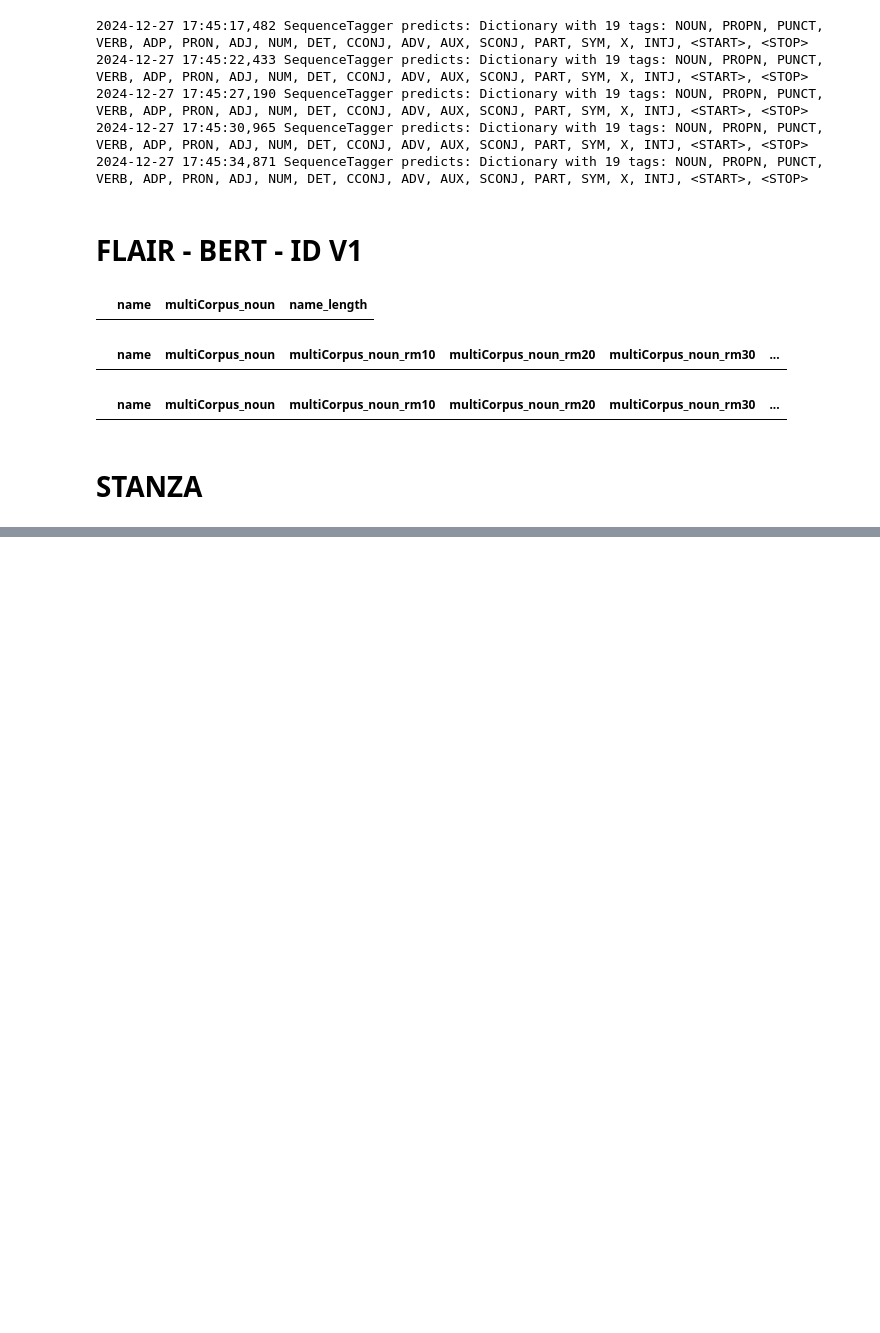
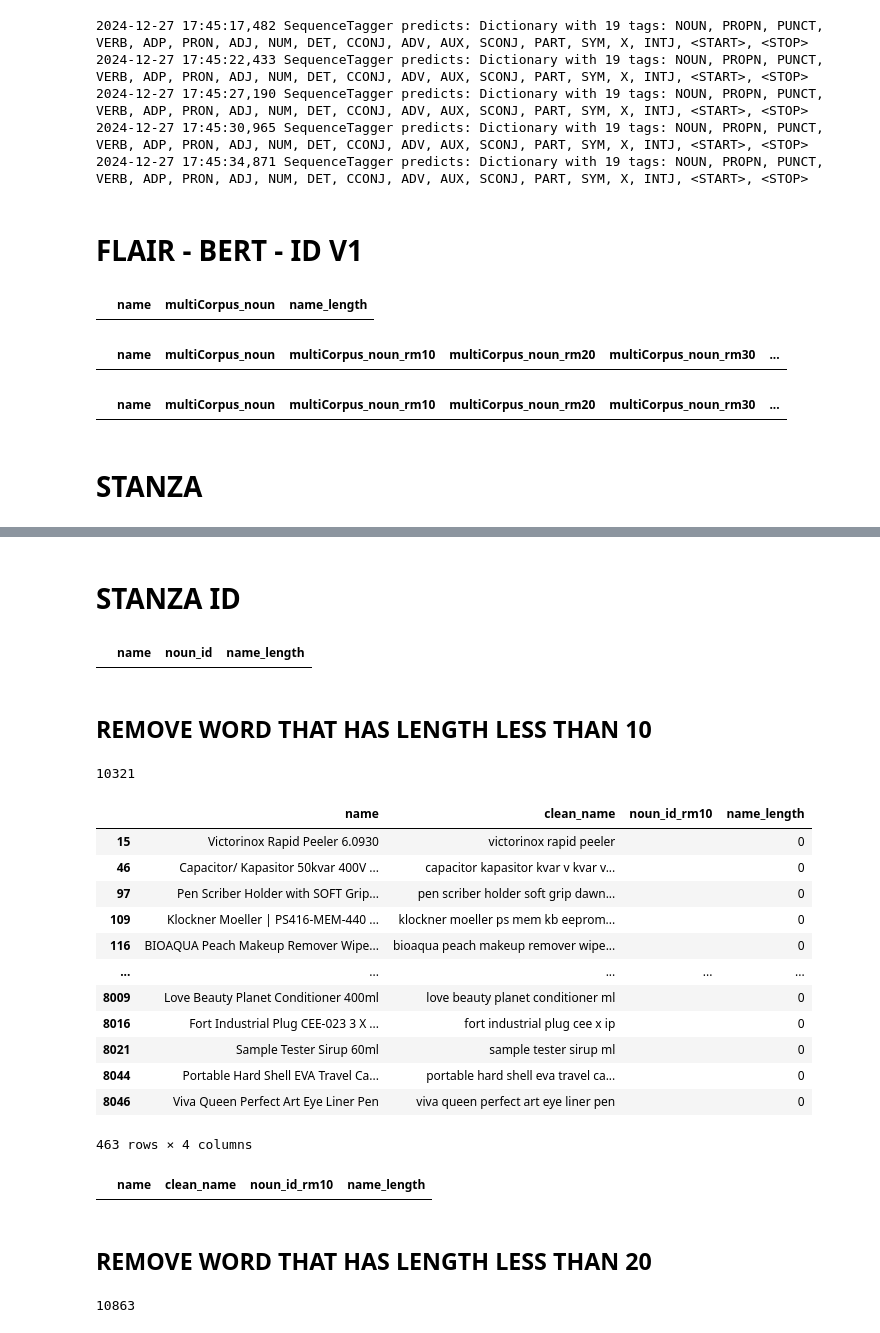
Before and after one commit to bwbayu/product_name_clustering, a Jupyter notebook: just_analysis.ipynb, the cells around one changed output, grey strips where cells are left out. Drawn from its saved outputs; the diff is of its cells as text; code cells hidden in the pictures; blank space fills up the shorter version.

Commit message:
feat/add more analysis using stanza and cluster for each experiment

```diff
--- a/just_analysis.ipynb
+++ b/just_analysis.ipynb
@@ -151,0 +253,67 @@ df_flair_bert_idv1.to_csv('data/clean/clean_dataset_posBERTV1-1.csv', index=Fals
+# %%
+def remove_specific_words(text, remove_word):
+    try:
+        if not text:
+            return ''
+        words = text.split()
+        filtered_words = [word for word in words if word.lower() not in remove_word]
+        return ' '.join(filtered_words)
+    except Exception as e:
+        print(f"Error processing text: {text}. Exception: {e}")
+        return ''
+# %%
+def check_empty_column(df, column_name):
+    try:
+        df['name_length'] = df[column_name].apply(lambda x: len(x.split()))
+        return df[df['name_length'] == 0][['name', 'clean_name', column_name, 'name_length']]
+    except Exception as e:
+        print(f"Error processing column: {column_name}. Exception: {e}")
+        return ''
+# %% [markdown]
+# STANZA ID
+# %%
+df_stanza['name_length'] = df_stanza['noun_id'].apply(lambda x: len(x.split()))
+
+df_stanza[df_stanza['name_length'] == 0][['name', 'noun_id', 'name_length']]
+# %% [output]
+|  | name | noun_id | name_length |
+# %% [markdown]
+## REMOVE WORD THAT HAS LENGTH LESS THAN 10
+# %%
+remove_word_10 = remove_word_bottom(df_stanza, 10, 'noun_id')
+print(len(remove_word_10))
+df_stanza['noun_id_rm10'] = df_stanza['noun_id'].apply(lambda x: remove_specific_words(x, remove_word_10))
+# %% [output]
+10321
+# %%
+empty_column = check_empty_column(df_stanza, 'noun_id_rm10')
+empty_column
+# %% [output]
+|  | name | clean_name | noun_id_rm10 | name_length |
+| 15 | Victorinox Rapid Peeler 6.0930 | victorinox rapid peeler |  | 0 |
+| 46 | Capacitor/ Kapasitor 50kvar 400V ... | capacitor kapasitor kvar v kvar v... |  | 0 |
+| 97 | Pen Scriber Holder with SOFT Grip... | pen scriber holder soft grip dawn... |  | 0 |
+| 109 | Klockner Moeller | PS416-MEM-440 ... | klockner moeller ps mem kb eeprom... |  | 0 |
+| 116 | BIOAQUA Peach Makeup Remover Wipe... | bioaqua peach makeup remover wipe... |  | 0 |
+| ... | ... | ... | ... | ... |
+| 8009 | Love Beauty Planet Conditioner 400ml | love beauty planet conditioner ml |  | 0 |
+| 8016 | Fort Industrial Plug CEE-023 3 X ... | fort industrial plug cee x ip |  | 0 |
+| 8021 | Sample Tester Sirup 60ml | sample tester sirup ml |  | 0 |
+| 8044 | Portable Hard Shell EVA Travel Ca... | portable hard shell eva travel ca... |  | 0 |
+| 8046 | Viva Queen Perfect Art Eye Liner Pen | viva queen perfect art eye liner pen |  | 0 |
+463 rows × 4 columns
+# %%
+if(len(empty_column) > 0):
+    df_stanza.loc[df_stanza['name_length'] == 0, 'noun_id_rm10'] = df_stanza['clean_name']
+
+check_empty_column(df_stanza, 'noun_id_rm10')
+# %% [output]
+|  | name | clean_name | noun_id_rm10 | name_length |
+# %% [markdown]
+## REMOVE WORD THAT HAS LENGTH LESS THAN 20
+# %%
+remove_word_20 = remove_word_bottom(df_stanza, 20, 'noun_id')
+print(len(remove_word_20))
+df_stanza['noun_id_rm20'] = df_stanza['noun_id'].apply(lambda x: remove_specific_words(x, remove_word_20))
+# %% [output]
+10863
```
Also changed, not shown: parts of 38 cells of this notebook, 4 other files.
